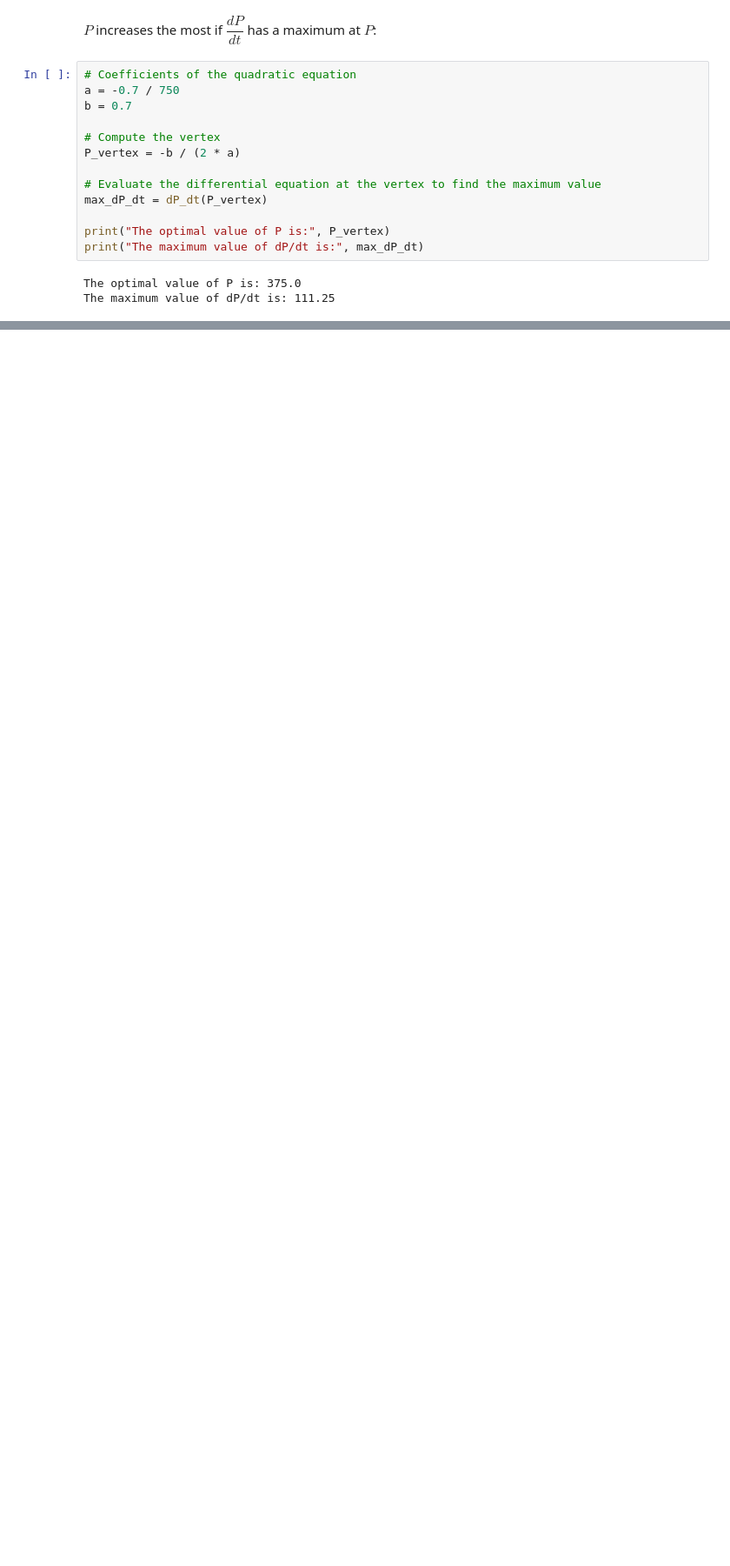
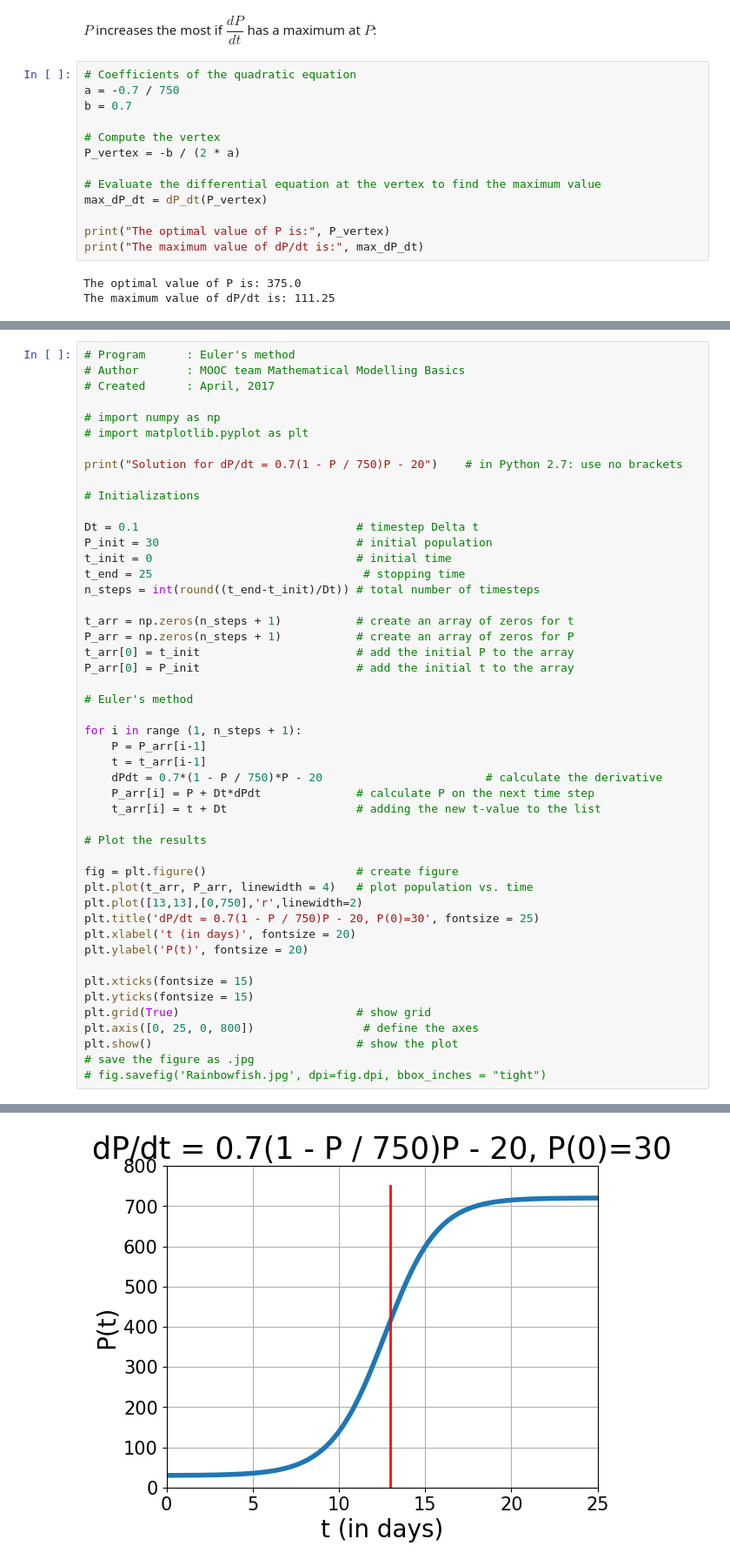
Before and after one commit to djosifovski/course-modelling-with-differential-equations, a Jupyter notebook: Module 2 Improving the model.ipynb, the cells around one changed output, grey strips where cells are left out. Shown at 87% size. Cells and saved outputs as stored; diff of their text form; blank space fills up the shorter version.

```diff
--- a/Module 2 Improving the model.ipynb
+++ b/Module 2 Improving the model.ipynb
@@ -78,0 +142,49 @@ The maximum value of dP/dt is: 111.25
+# %%
+# Program      : Euler's method
+# Author       : MOOC team Mathematical Modelling Basics
+# Created      : April, 2017
+
+# import numpy as np
+# import matplotlib.pyplot as plt
+
+print("Solution for dP/dt = 0.7(1 - P / 750)P - 20")	# in Python 2.7: use no brackets
+
+# Initializations
+
+Dt = 0.1                                # timestep Delta t
+P_init = 30                             # initial population
+t_init = 0                              # initial time
+t_end = 25                               # stopping time
+n_steps = int(round((t_end-t_init)/Dt)) # total number of timesteps
+
+t_arr = np.zeros(n_steps + 1)           # create an array of zeros for t
+P_arr = np.zeros(n_steps + 1)           # create an array of zeros for P
+t_arr[0] = t_init                       # add the initial P to the array
+P_arr[0] = P_init                       # add the initial t to the array
+
+# Euler's method
+
+for i in range (1, n_steps + 1):
+    P = P_arr[i-1]
+    t = t_arr[i-1]
+    dPdt = 0.7*(1 - P / 750)*P - 20                        # calculate the derivative
+    P_arr[i] = P + Dt*dPdt              # calculate P on the next time step
+    t_arr[i] = t + Dt                   # adding the new t-value to the list
+
+# Plot the results
+
+fig = plt.figure()                      # create figure
+plt.plot(t_arr, P_arr, linewidth = 4)   # plot population vs. time
+plt.plot([13,13],[0,750],'r',linewidth=2)
+plt.title('dP/dt = 0.7(1 - P / 750)P - 20, P(0)=30', fontsize = 25)
+plt.xlabel('t (in days)', fontsize = 20)
+plt.ylabel('P(t)', fontsize = 20)
+
+plt.xticks(fontsize = 15)
+plt.yticks(fontsize = 15)
+plt.grid(True)                          # show grid
+plt.axis([0, 25, 0, 800])                # define the axes
+plt.show()                              # show the plot
+# save the figure as .jpg
+# fig.savefig('Rainbowfish.jpg', dpi=fig.dpi, bbox_inches = "tight")
+# %% [output]
@@ -78,0 +192 @@ The maximum value of dP/dt is: 111.25
+[figure, added]
```
Also changed, not shown: parts of 14 cells of this notebook, 2 other files.
